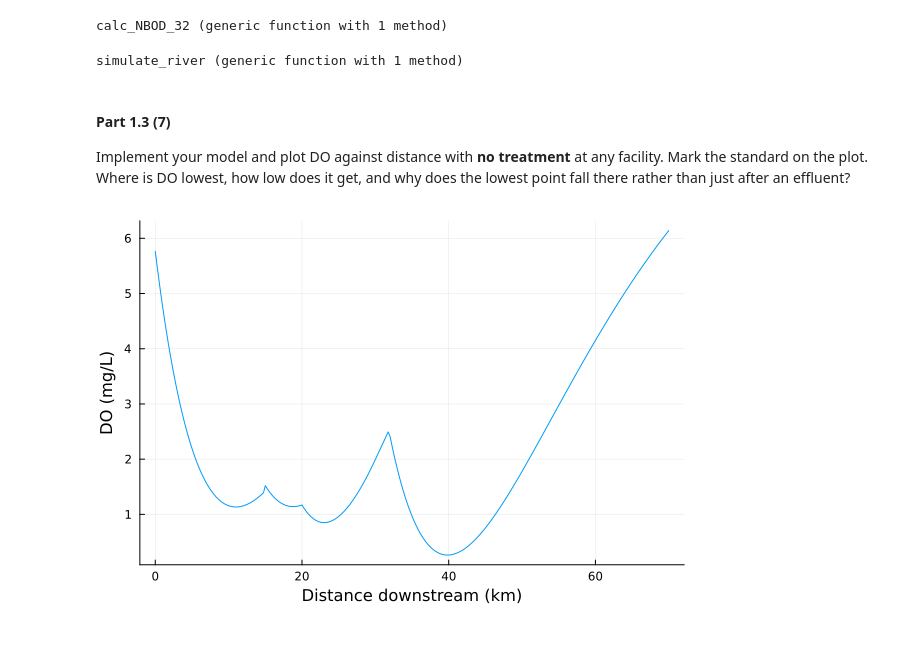
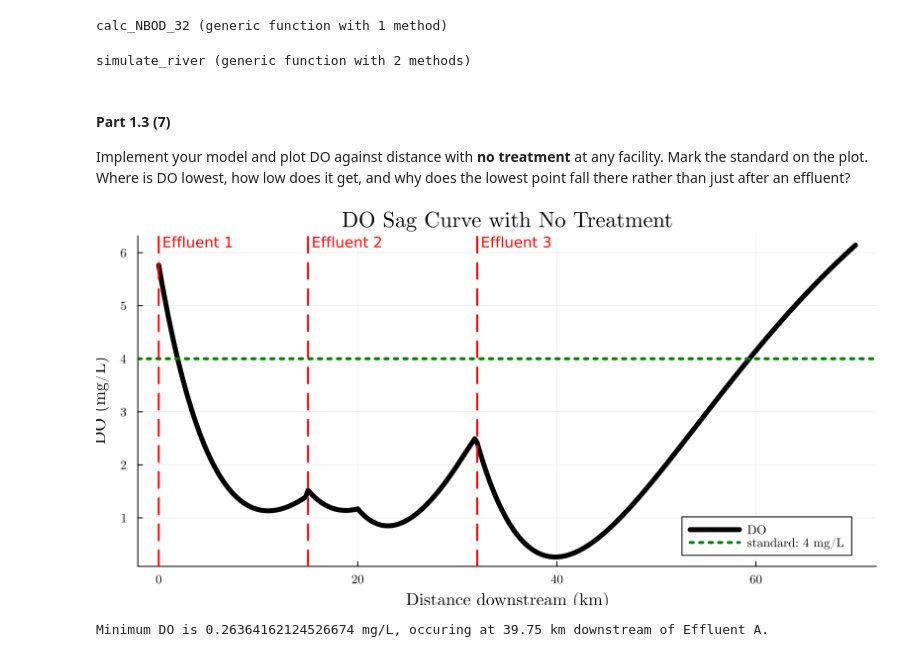
Before and after one commit to clairewang23/mp01, a Jupyter notebook: mp01.ipynb, the cells around one changed output. Saved outputs shown, nothing was run; the diff lists cells and outputs as text; code cells hidden in the pictures.

```diff
--- a/mp01.ipynb
+++ b/mp01.ipynb
@@ -272,7 +272,7 @@ calc_NBOD_32 (generic function with 1 method)
 # %%
 # running the simulation
 
-function simulate_river(L, Δx, params)
+function simulate_river(L, Δx, params, start_DO, start_CBOD, start_NBOD)
     # L = Length of the simulation (km)
     # Δx = Grid size chosen for simulation (km)
     # params = River constants
@@ -284,9 +284,9 @@ function simulate_river(L, Δx, params)
     C = zeros(steps + 1)       # set up array to store DO values at each grid point
     B = zeros(steps + 1)       # set up array to store CBOD values at each grid point
     N = zeros(steps + 1)       # set up array to store NBOD values at each grid point
-    C[1] = DO_0
-    B[1] = CBOD_0
-    N[1] = NBOD_0
+    C[1] = start_DO
+    B[1] = start_CBOD
+    N[1] = start_NBOD
 
     # simulation loop until Facility B
     for i in 1:(steps_to_B+1)
@@ -313,6 +313,7 @@ function simulate_river(L, Δx, params)
     end
 
     C[steps_to_C+1] = calc_DO_32(C[steps_to_C+1])
+    #C[steps_to_C+1] = 7
     B[steps_to_C+1] = calc_CBOD_32(B[steps_to_C+1])
     N[steps_to_C+1] = calc_NBOD_32(N[steps_to_C+1])
 
@@ -329,7 +330,7 @@ function simulate_river(L, Δx, params)
     return C, B, N
 end
 # %% [output]
-simulate_river (generic function with 1 method)
+simulate_river (generic function with 2 methods)
 # %% [markdown]
 #### Part 1.3 (7)
 
@@ -340,12 +341,35 @@ just after an effluent?
 # %%
 L = 70              # length of river to simulate [km]
 Δx = 0.25           # grid size [km]
 
 # run simulation
 distances_downstream = range(0, L, step=Δx)
-DO_values, CBOD_values, NBOD_values = simulate_river(L, Δx, river_params)
+DO_values, CBOD_values, NBOD_values = simulate_river(L, Δx, river_params, DO_0, CBOD_0, NBOD_0)
 
 # plot
-p_sag = plot(distances_downstream, DO_values, xlabel="Distance downstream (km)", ylabel="DO (mg/L)", legend=false)
+default(; fontfamily = "Computer Modern")
+p_sag = plot(distances_downstream, DO_values, xlabel="Distance downstream (km)", ylabel="DO (mg/L)", label="DO",
+    color="black", linewidth=5)
+plot!(title="DO Sag Curve with No Treatment")
+
+# label for standard
+hline!(p_sag, [4], color="green", linewidth=3, linestyle=:dot, label="standard: 4 mg/L")
+
+# labels for effluent locations
+for f in 1:length(facility_location)
+    vline!(p_sag, [facility_location[f]], linewidth=2, color= "red", font = "Computer Modern",
+        linestyle=:dash, label=nothing)
+    annotate!(p_sag, facility_location[f] + 0.5, 6.2,
+        text("Effluent $f", 10, :left, color="red"))
+end
+plot!(p_sag, size=(800, 400), dpi=200)
 # %% [output]
-[figure, old version]
+[figure, new version]
+# %%
+# calculate minimum DO and distance from Facility A this occurs
+min_DO = minimum(DO_values)
+min_DO_location = distances_downstream[argmin(DO_values)]
+
+print("Minimum DO is $min_DO mg/L, occuring at $min_DO_location km downstream of Effluent A.")
+# %% [output]
+Minimum DO is 0.26364162124526674 mg/L, occuring at 39.75 km downstream of Effluent A.
```
Also changed, not shown: parts of 2 cells of this notebook.
